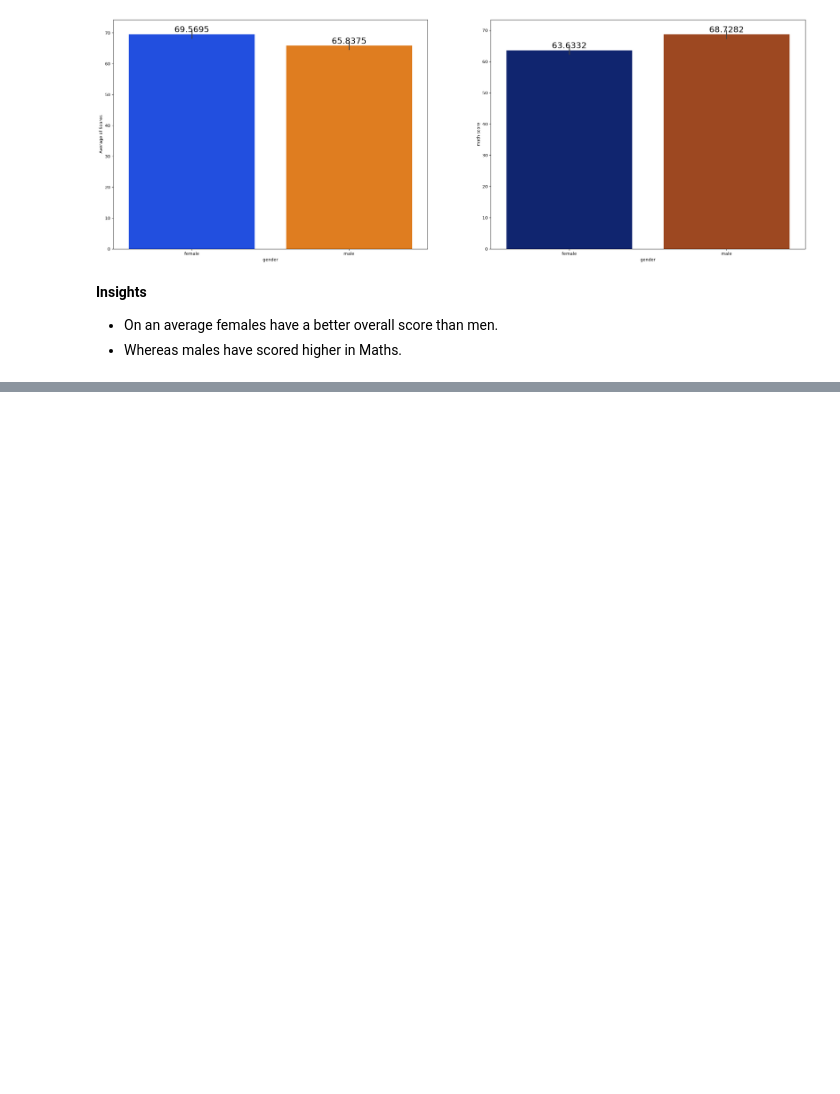
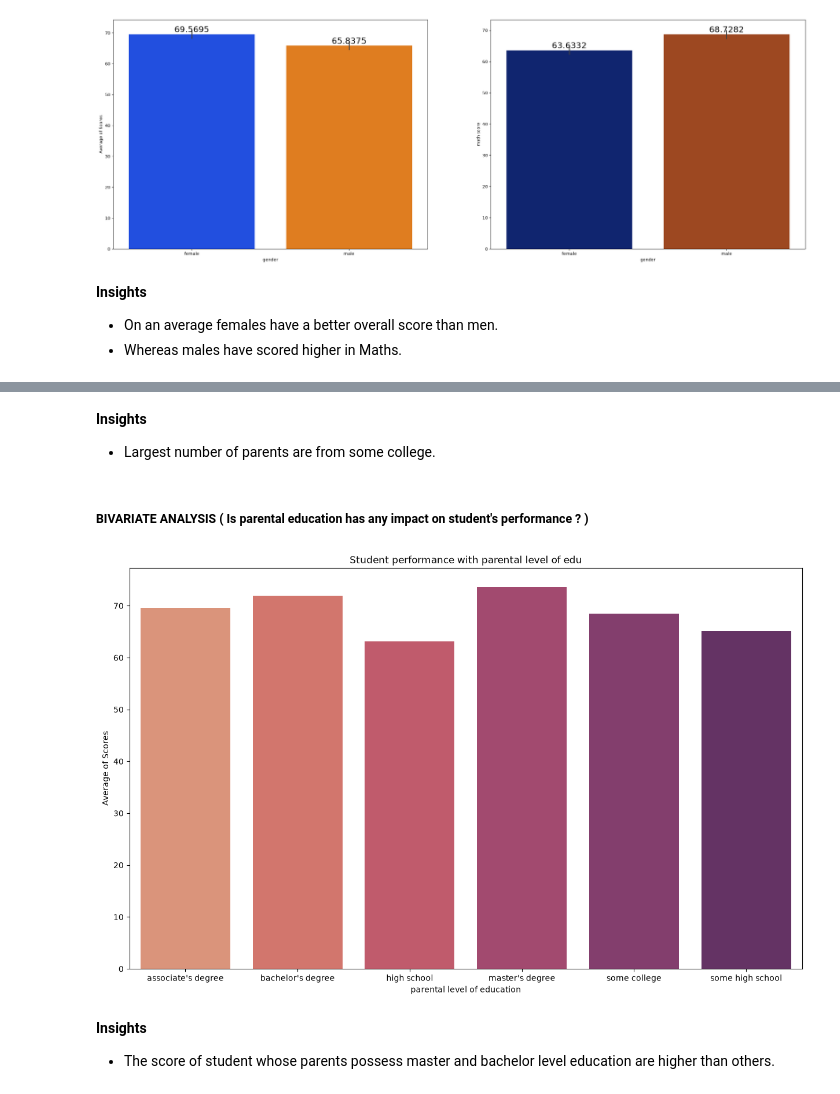
Before and after one commit to Adrinaesf/Generic-ML-Project, a Jupyter notebook: notebooks/1. EDA STUDENT PERFORMANCE.ipynb, the cells around one changed output, grey strips where cells are left out. Saved outputs shown, nothing was run; the diff lists cells and outputs as text; code cells hidden in the pictures; blank space fills up the shorter version.

```diff
--- a/notebooks/1. EDA STUDENT PERFORMANCE.ipynb
+++ b/notebooks/1. EDA STUDENT PERFORMANCE.ipynb
@@ -663,0 +796,23 @@ for container in axes[1].containers:
+# %% [markdown]
+**Insights**
+* Largest number of parents are from some college.
+# %% [markdown]
+##### BIVARIATE ANALYSIS ( Is parental education has any impact on student's performance ? )
+# %%
+plt.figure(figsize=(15,9))
+
+Group_3_parentedu = df.groupby("parental level of education")
+labels = Group_3_parentedu["Average of Scores"].mean().index
+sns.barplot(
+    x = labels,
+    y = Group_3_parentedu["Average of Scores"].mean().values,
+    palette = "flare"
+)
+plt.title("Student performance with parental level of edu")
+plt.ylabel("Average of Scores")
+plt.show()
+# %% [output]
+[figure, added]
+# %% [markdown]
+**Insights**
+* The score of student whose parents possess master and bachelor level education are higher than others.
```
Also changed, not shown: parts of 14 cells of this notebook.
